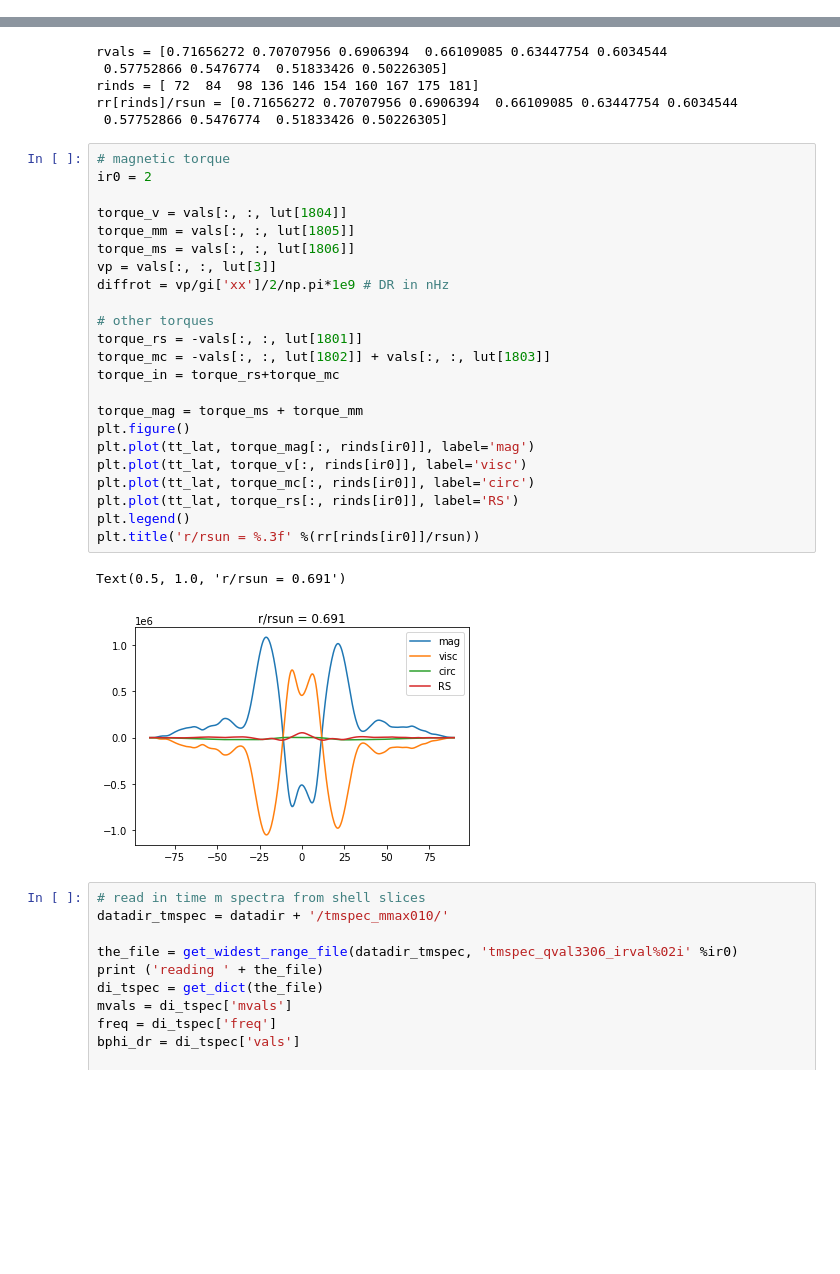
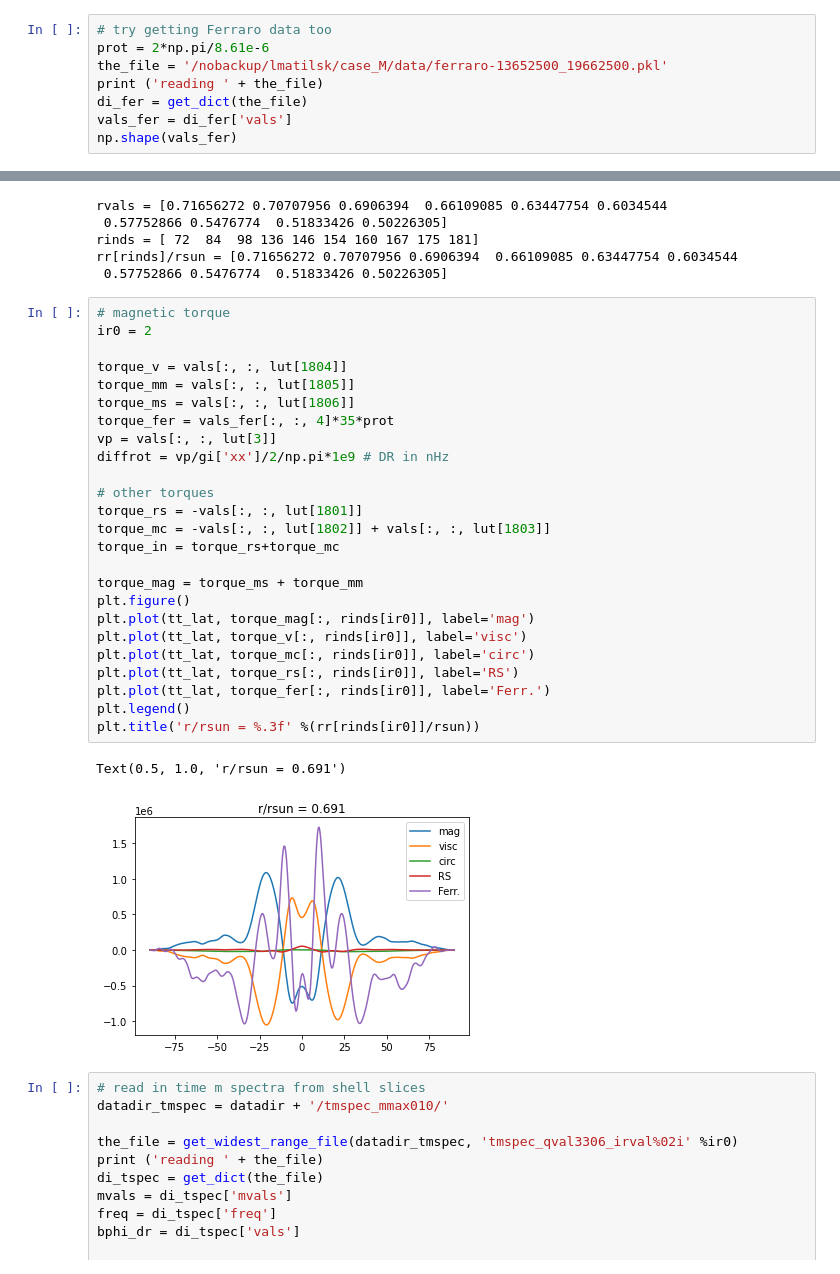
Before and after one commit to illorenzo7/Tacho_Letter_Plots_Part2, a Jupyter notebook: 00_magtorque_freq.ipynb, the cells around one changed output, grey strips where cells are left out. Drawn from its saved outputs; the diff is of its cells as text; blank space fills up the shorter version.

Commit message:
tried plotting Ferraro's torque...but doesn't quite work

```diff
--- a/00_magtorque_freq.ipynb
+++ b/00_magtorque_freq.ipynb
@@ -26,3 +26,11 @@ np.shape(vals)
 # %% [output]
 reading /nobackup/lmatilsk/case_M_tspec-orig//data/AZ_Avgs-13652500_27350000.pkl
 (384, 192, 294)
+# %%
+# try getting Ferraro data too
+prot = 2*np.pi/8.61e-6
+the_file = '/nobackup/lmatilsk/case_M/data/ferraro-13652500_19662500.pkl'
+print ('reading ' + the_file)
+di_fer = get_dict(the_file)
+vals_fer = di_fer['vals']
+np.shape(vals_fer)
@@ -63,29 +74,31 @@ rr[rinds]/rsun = [0.71656272 0.70707956 0.6906394  0.66109085 0.63447754 0.60345
 # %%
 # magnetic torque
 ir0 = 2
 
 torque_v = vals[:, :, lut[1804]]
 torque_mm = vals[:, :, lut[1805]]
 torque_ms = vals[:, :, lut[1806]]
+torque_fer = vals_fer[:, :, 4]*35*prot
 vp = vals[:, :, lut[3]]
 diffrot = vp/gi['xx']/2/np.pi*1e9 # DR in nHz
 
 # other torques
 torque_rs = -vals[:, :, lut[1801]]
 torque_mc = -vals[:, :, lut[1802]] + vals[:, :, lut[1803]]
 torque_in = torque_rs+torque_mc
 
 torque_mag = torque_ms + torque_mm
 plt.figure()
 plt.plot(tt_lat, torque_mag[:, rinds[ir0]], label='mag')
 plt.plot(tt_lat, torque_v[:, rinds[ir0]], label='visc')
 plt.plot(tt_lat, torque_mc[:, rinds[ir0]], label='circ')
 plt.plot(tt_lat, torque_rs[:, rinds[ir0]], label='RS')
+plt.plot(tt_lat, torque_fer[:, rinds[ir0]], label='Ferr.')
 plt.legend()
 plt.title('r/rsun = %.3f' %(rr[rinds[ir0]]/rsun))
 # %% [output]
 Text(0.5, 1.0, 'r/rsun = 0.691')
-[figure, old version]
+[figure, new version]
 # %%
 # read in time m spectra from shell slices
 datadir_tmspec = datadir + '/tmspec_mmax010/'
```
Also changed, not shown: parts of 2 cells of this notebook.
